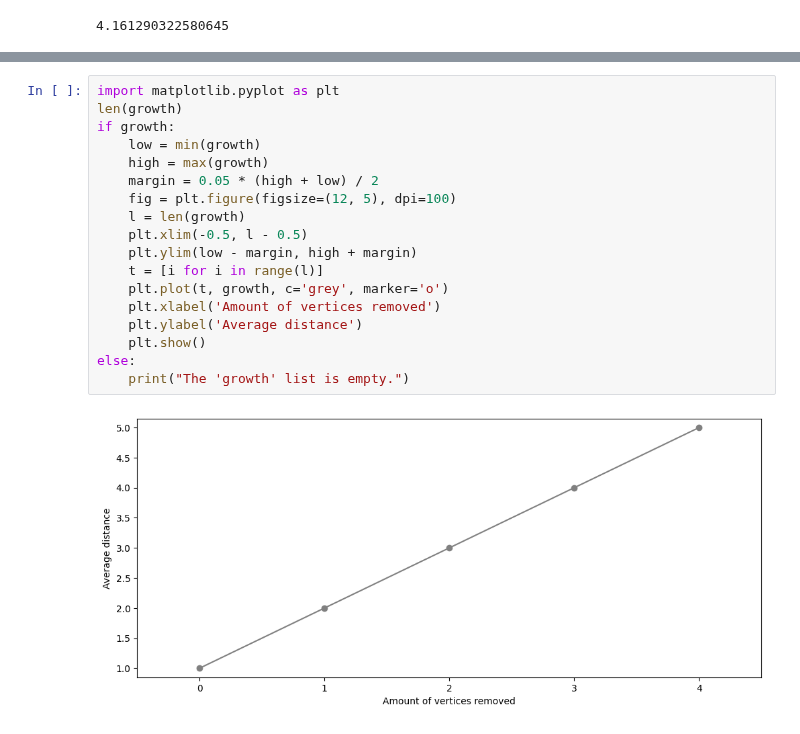
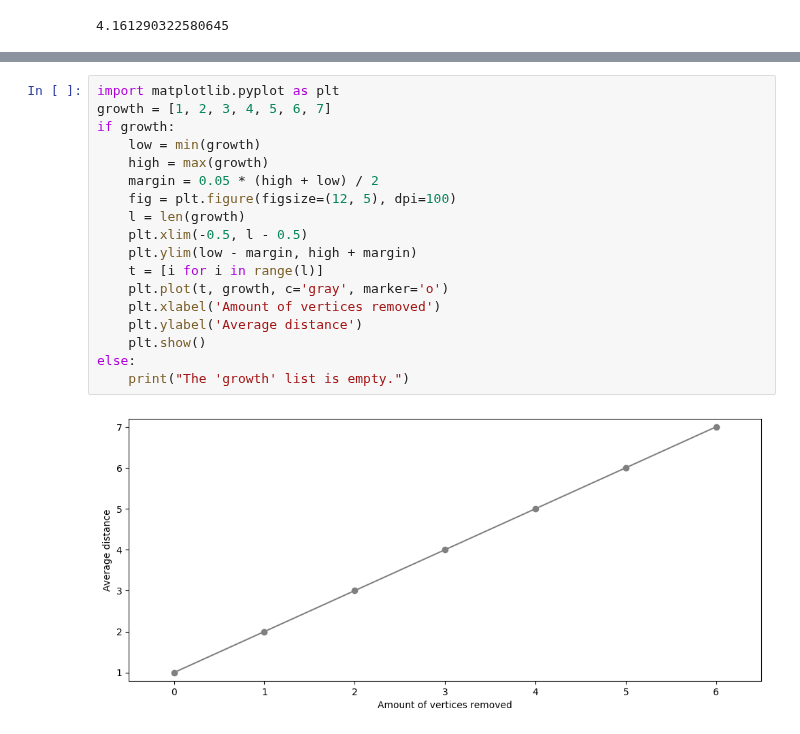
Before and after one commit to michelmalki/MichelMalki, a Jupyter notebook: Graph.ipynb, the cells around one changed output, grey strips where cells are left out. Cells and saved outputs as stored; diff of their text form.

```diff
--- a/Graph.ipynb
+++ b/Graph.ipynb
@@ -247,21 +281,21 @@ def percolate(t):
   fig = plt.figure(figsize = (12, 5), dpi =  100)
 # %%
 import matplotlib.pyplot as plt
-len(growth)
+growth = [1, 2, 3, 4, 5, 6, 7]
 if growth:
     low = min(growth)
     high = max(growth)
     margin = 0.05 * (high + low) / 2
     fig = plt.figure(figsize=(12, 5), dpi=100)
     l = len(growth)
     plt.xlim(-0.5, l - 0.5)
     plt.ylim(low - margin, high + margin)
     t = [i for i in range(l)]
-    plt.plot(t, growth, c='grey', marker='o')
+    plt.plot(t, growth, c='gray', marker='o')
     plt.xlabel('Amount of vertices removed')
     plt.ylabel('Average distance')
     plt.show()
 else:
     print("The 'growth' list is empty.")
 # %% [output]
-[figure, old version]
+[figure, new version]
```
Also changed, not shown: parts of 14 cells of this notebook.
